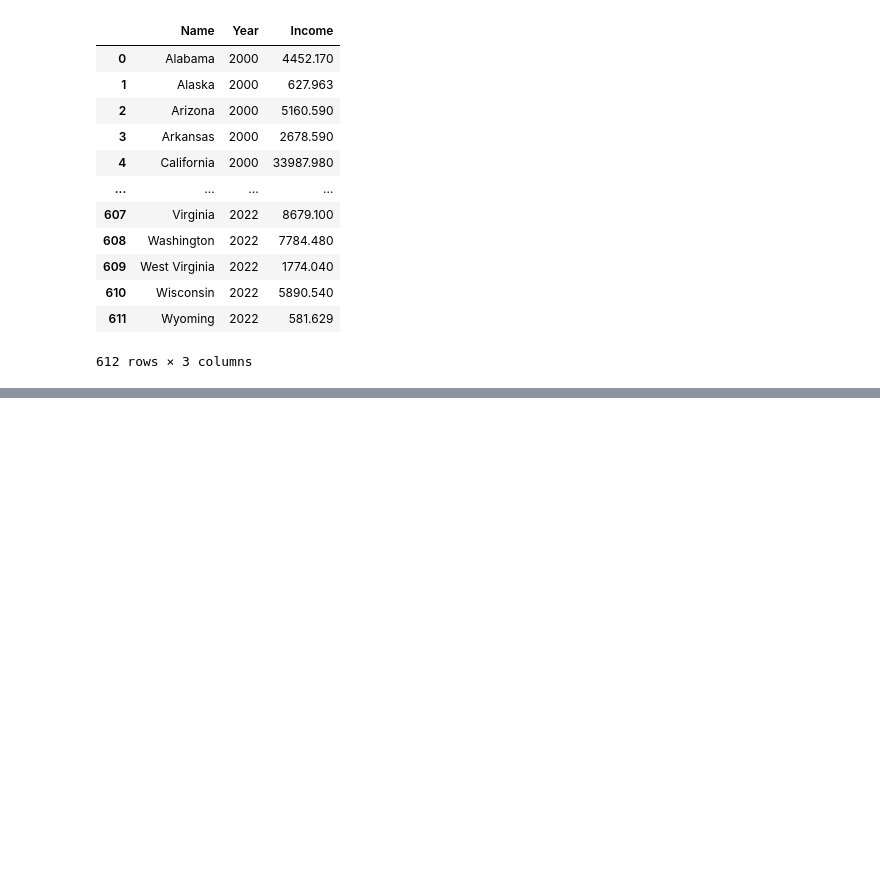
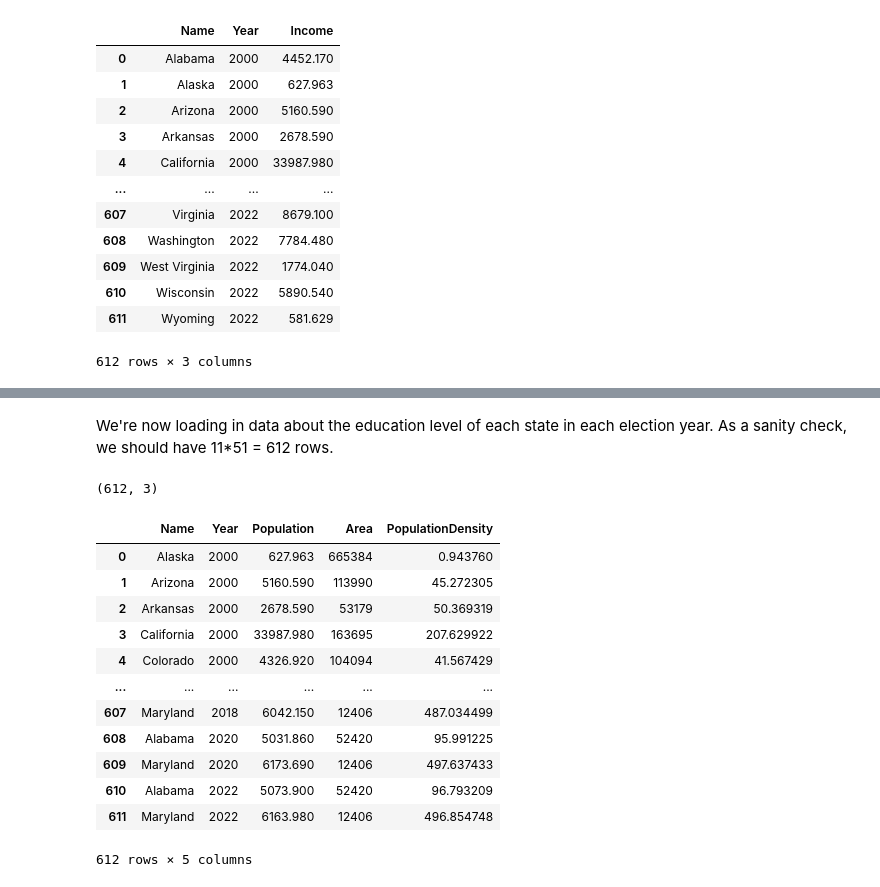
Before and after one commit to nikhilc52/info2950, a Jupyter notebook: ElectionDemographics.ipynb, the cells around one changed output, grey strips where cells are left out. Saved outputs shown, nothing was run; the diff lists cells and outputs as text; code cells hidden in the pictures; blank space fills up the shorter version.

```diff
--- a/ElectionDemographics.ipynb
+++ b/ElectionDemographics.ipynb
@@ -142,0 +198,29 @@ income
+# %% [markdown]
+We're now loading in data about the education level of each state in each election year. As a sanity check, we should have 11*51 = 612 rows.
+# %%
+population = pd.read_csv('data/population.csv', thousands=",")
+population = population.melt(id_vars=['Name'],value_name="Population",var_name="Year")
+print(population.shape)
+
+area = pd.read_csv('data/area_by_state.csv', thousands=",", skiprows=[1])
+area = area.iloc[0:56,]
+
+population_density = duckdb.sql("""SELECT Name,Year,Population,Area FROM population LEFT JOIN area ON population.Name = area.State""").df()
+
+population_density['PopulationDensity'] = 1000*population_density['Population']/population_density['Area']
+population_density
+# %% [output]
+(612, 3)
+|  | Name | Year | Population | Area | PopulationDensity |
+| 0 | Alaska | 2000 | 627.963 | 665384 | 0.943760 |
+| 1 | Arizona | 2000 | 5160.590 | 113990 | 45.272305 |
+| 2 | Arkansas | 2000 | 2678.590 | 53179 | 50.369319 |
+| 3 | California | 2000 | 33987.980 | 163695 | 207.629922 |
+| 4 | Colorado | 2000 | 4326.920 | 104094 | 41.567429 |
+| ... | ... | ... | ... | ... | ... |
+| 607 | Maryland | 2018 | 6042.150 | 12406 | 487.034499 |
+| 608 | Alabama | 2020 | 5031.860 | 52420 | 95.991225 |
+| 609 | Maryland | 2020 | 6173.690 | 12406 | 497.637433 |
+| 610 | Alabama | 2022 | 5073.900 | 52420 | 96.793209 |
+| 611 | Maryland | 2022 | 6163.980 | 12406 | 496.854748 |
+612 rows × 5 columns
```
Also changed, not shown: parts of 4 cells of this notebook, 3 other files.
